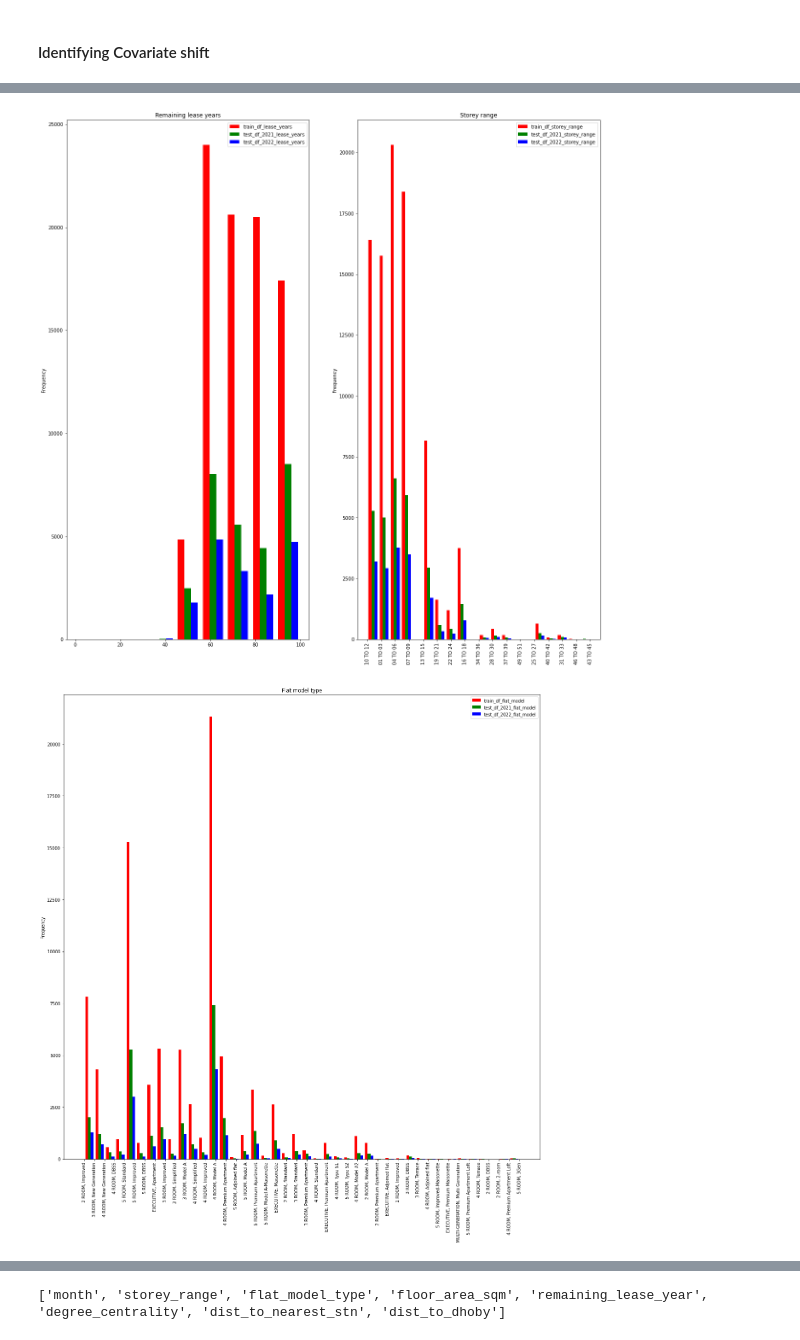
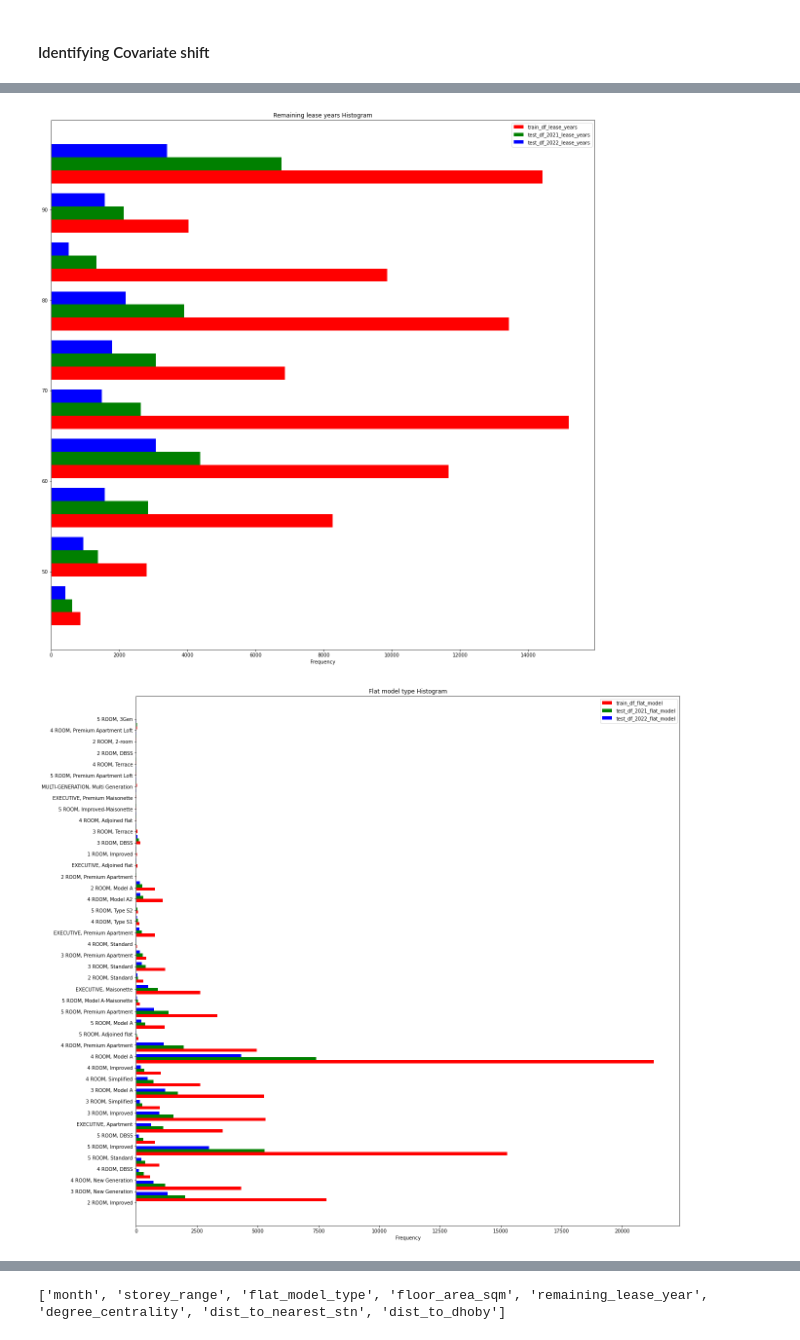
Before and after one commit to GxTeo/Prediction-of-HDB-Housing-Prices-with-Neural-Networks-, a Jupyter notebook: Assignment/PartB.ipynb, the cells around one changed output, grey strips where cells are left out. Cells and saved outputs as stored; diff of their text form; code cells hidden in the pictures.

```diff
--- a/Assignment/PartB.ipynb
+++ b/Assignment/PartB.ipynb
@@ -605,30 +747,21 @@ plt.show()
 # %%
-fig, axes =plt.subplots(1,2, figsize=(20,20))
-
-axes[0].hist([train_df_shift["remaining_lease_years"], test_df_2021_shift["remaining_lease_years"],test_df_2022_shift["remaining_lease_years"]],bins = np.linspace(0, 100, num=10), histtype='bar', color =['red', 'green', 'blue'], label=['train_df_lease_years', 'test_df_2021_lease_years', 'test_df_2022_lease_years'],rwidth=0.8)
-axes[0].legend(loc='upper right')
-axes[0].set_title('Remaining lease years')
-axes[0].set_ylabel('Frequency')
-
-axes[1].hist([train_df_shift["storey_range"], test_df_2021_shift["storey_range"],test_df_2022_shift["storey_range"]],bins = 20, histtype='bar', color =['red', 'green', 'blue'], label=['train_df_storey_range', 'test_df_2021_storey_range', 'test_df_2022_storey_range'],rwidth=0.8)
-axes[1].legend(loc='upper right')
-axes[1].set_title('Storey range')
-axes[1].set_ylabel('Frequency')
-
-plt.xticks(rotation=90)
+fig, axes =plt.subplots(1, figsize=(20,20))
+axes.hist([train_df_shift["remaining_lease_years"], test_df_2021_shift["remaining_lease_years"],test_df_2022_shift["remaining_lease_years"]],bins =10 , histtype='bar', color =['red', 'green', 'blue'], label=['train_df_lease_years', 'test_df_2021_lease_years', 'test_df_2022_lease_years'],rwidth=0.8, orientation='horizontal')
+axes.legend(loc='upper right')
+axes.set_title('Remaining lease years Histogram')
+axes.set_xlabel('Frequency')
 plt.show()
 # %% [output]
-[figure, old version]
+[figure, new version]
 # %%
 fig, axes =plt.subplots(1, figsize=(20,20))
-axes.hist([train_df_shift["flat_model_type"], test_df_2021_shift["flat_model_type"],test_df_2022_shift["flat_model_type"]],bins = test_df_2021_shift["flat_model_type"].nunique(), histtype='bar', color =['red', 'green', 'blue'], label=['train_df_flat_model', 'test_df_2021_flat_model', 'test_df_2022_flat_model'],rwidth=0.8)
+axes.hist([train_df_shift["flat_model_type"], test_df_2021_shift["flat_model_type"],test_df_2022_shift["flat_model_type"]],bins = test_df_2021_shift["flat_model_type"].nunique(), histtype='bar', color =['red', 'green', 'blue'], label=['train_df_flat_model', 'test_df_2021_flat_model', 'test_df_2022_flat_model'],rwidth=0.8, orientation='horizontal')
 axes.legend(loc='upper right')
-axes.set_title('Flat model type')
-axes.set_ylabel('Frequency')
-plt.xticks(rotation=90)
+axes.set_title('Flat model type Histogram')
+axes.set_xlabel('Frequency')
 plt.show()
 # %% [output]
-[figure, old version]
+[figure, new version]
 # %% [markdown]
 ## Question 3C
 
```
Also changed, not shown: parts of 44 cells of this notebook, 3 other files.
